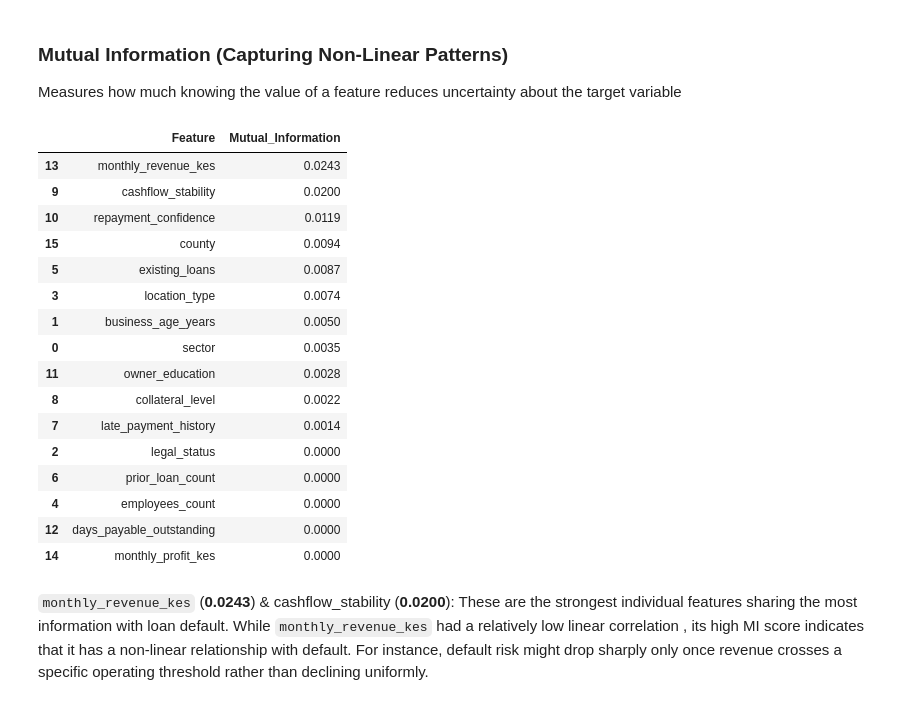
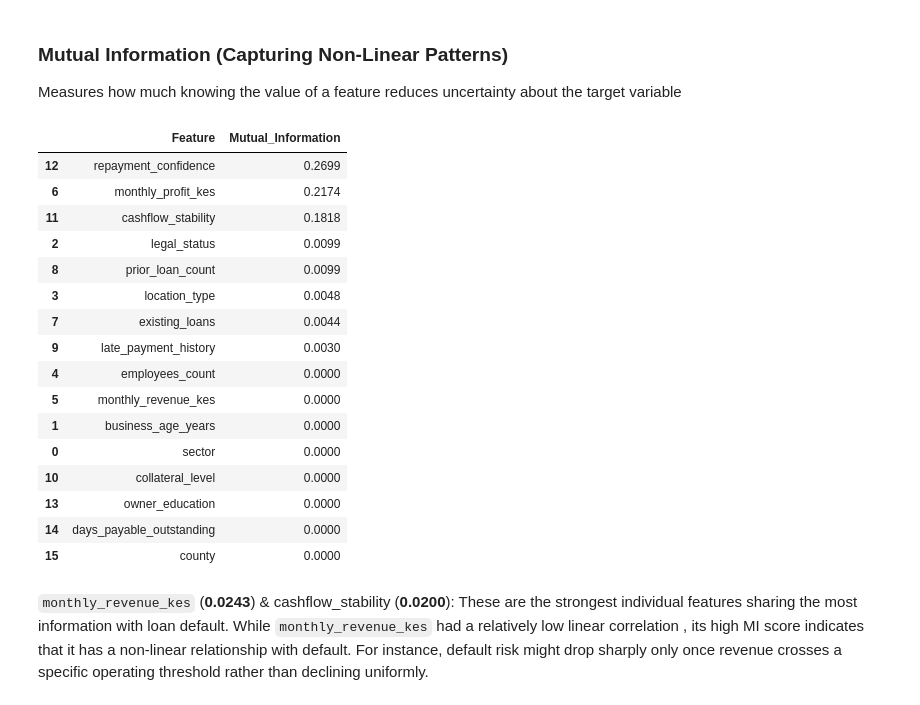
Before and after one commit to Zard3017/CreditScoring_system, a Jupyter notebook: notebooks/credit_scoring.ipynb, the cells around one changed output. Saved outputs shown, nothing was run; the diff lists cells and outputs as text; code cells hidden in the pictures.

Commit message:
rewrote the data generator

```diff
--- a/notebooks/credit_scoring.ipynb
+++ b/notebooks/credit_scoring.ipynb
@@ -167,0 +255,10 @@ Data loaded successfully from Drive! Shape: (5021, 19)
+# %%
+# Generate 5021 rows using our newly structured, predictive generator
+np.random.seed(42)
+clean_synthetic_rows = [generate_highly_predictive_row(i) for i in range(1, 5022)]
+sme_data = pd.DataFrame(clean_synthetic_rows)
+
+print(f"✅ Brand new predictive dataset generated! Shape: {sme_data.shape}")
+print("New Target Distribution:")
+print(sme_data['target_missed_payment'].value_counts(normalize=True))
+display(sme_data.head(5))
@@ -533,38 +781,47 @@ Measures how much knowing the value of a feature reduces uncertainty about the t
 # %%
 from sklearn.feature_selection import mutual_info_classif
 from sklearn.preprocessing import OrdinalEncoder
+import pandas as pd
+import numpy as np
+
+# Define the target and feature columns to avoid NameError
+TARGET = "target_missed_payment"
+DROP_COLS = ["business_id", "missed_payment_last_12m", TARGET]
+
+X = sme_data.drop(columns=DROP_COLS, errors="ignore")
+y = sme_data[TARGET]
 
 X_enc = X.copy()
 cat_cols = X_enc.select_dtypes(include=['object', 'category']).columns
 
 # Encode strings for Scikit-Learn
 X_enc[cat_cols] = OrdinalEncoder().fit_transform(X_enc[cat_cols].astype(str))
 
 mi_scores = mutual_info_classif(X_enc, y, discrete_features='auto', random_state=42)
 mi_df = pd.DataFrame({
     'Feature': X.columns,
     'Mutual_Information': np.round(mi_scores, 4)
 }).sort_values('Mutual_Information', ascending=False)
 
 display(mi_df)
 # %% [output]
 |  | Feature | Mutual_Information |
-| 13 | monthly_revenue_kes | 0.0243 |
-| 9 | cashflow_stability | 0.0200 |
-| 10 | repayment_confidence | 0.0119 |
-| 15 | county | 0.0094 |
-| 5 | existing_loans | 0.0087 |
-| 3 | location_type | 0.0074 |
-| 1 | business_age_years | 0.0050 |
-| 0 | sector | 0.0035 |
-| 11 | owner_education | 0.0028 |
-| 8 | collateral_level | 0.0022 |
-| 7 | late_payment_history | 0.0014 |
-| 2 | legal_status | 0.0000 |
-| 6 | prior_loan_count | 0.0000 |
+| 12 | repayment_confidence | 0.2699 |
+| 6 | monthly_profit_kes | 0.2174 |
+| 11 | cashflow_stability | 0.1818 |
+| 2 | legal_status | 0.0099 |
+| 8 | prior_loan_count | 0.0099 |
+| 3 | location_type | 0.0048 |
+| 7 | existing_loans | 0.0044 |
+| 9 | late_payment_history | 0.0030 |
 | 4 | employees_count | 0.0000 |
-| 12 | days_payable_outstanding | 0.0000 |
-| 14 | monthly_profit_kes | 0.0000 |
+| 5 | monthly_revenue_kes | 0.0000 |
+| 1 | business_age_years | 0.0000 |
+| 0 | sector | 0.0000 |
+| 10 | collateral_level | 0.0000 |
+| 13 | owner_education | 0.0000 |
+| 14 | days_payable_outstanding | 0.0000 |
+| 15 | county | 0.0000 |
 # %% [markdown]
 `monthly_revenue_kes` (**0.0243**) & cashflow_stability (**0.0200**):   These are the strongest individual features sharing the most information with loan default.   While `monthly_revenue_kes` had a relatively low linear correlation , its high MI score indicates that it has a non-linear relationship with default. For instance, default risk might drop sharply only once revenue crosses a specific operating threshold rather than declining uniformly.
 # %% [markdown]
```
Also changed, not shown: parts of 42 cells of this notebook.
